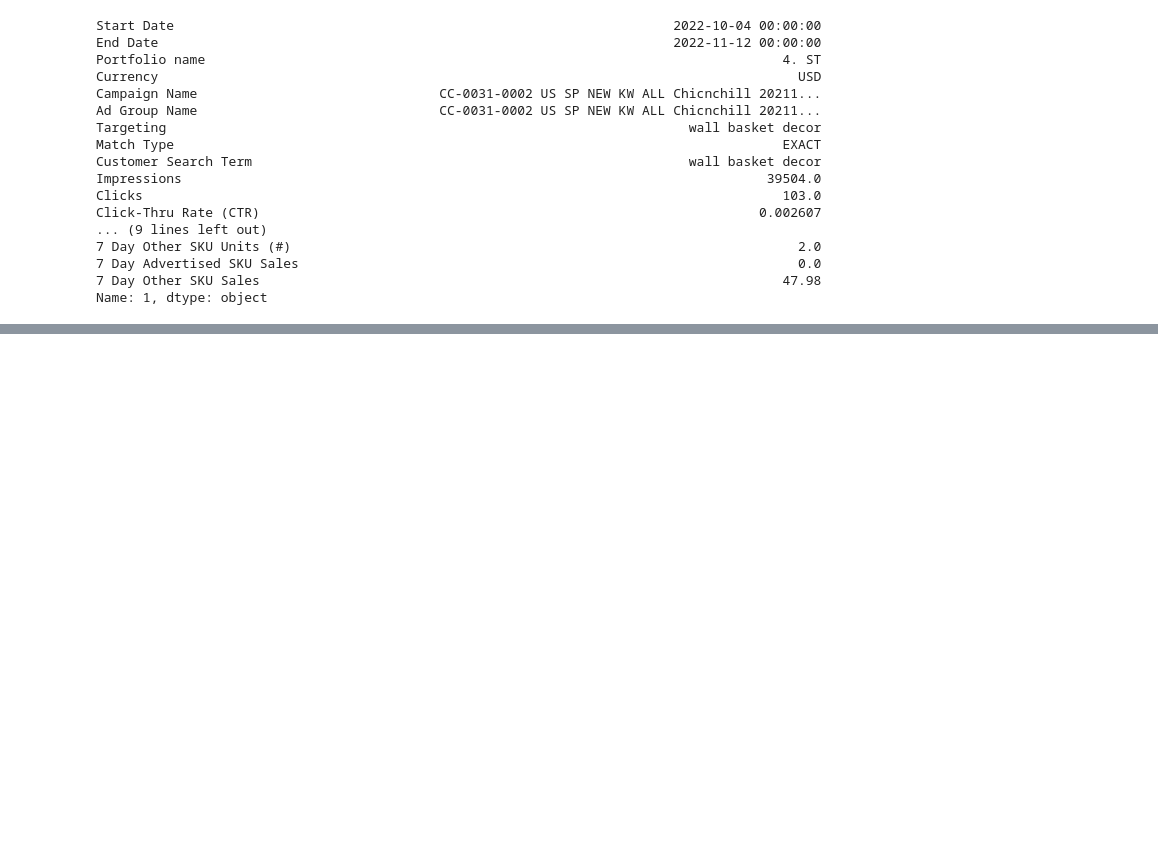
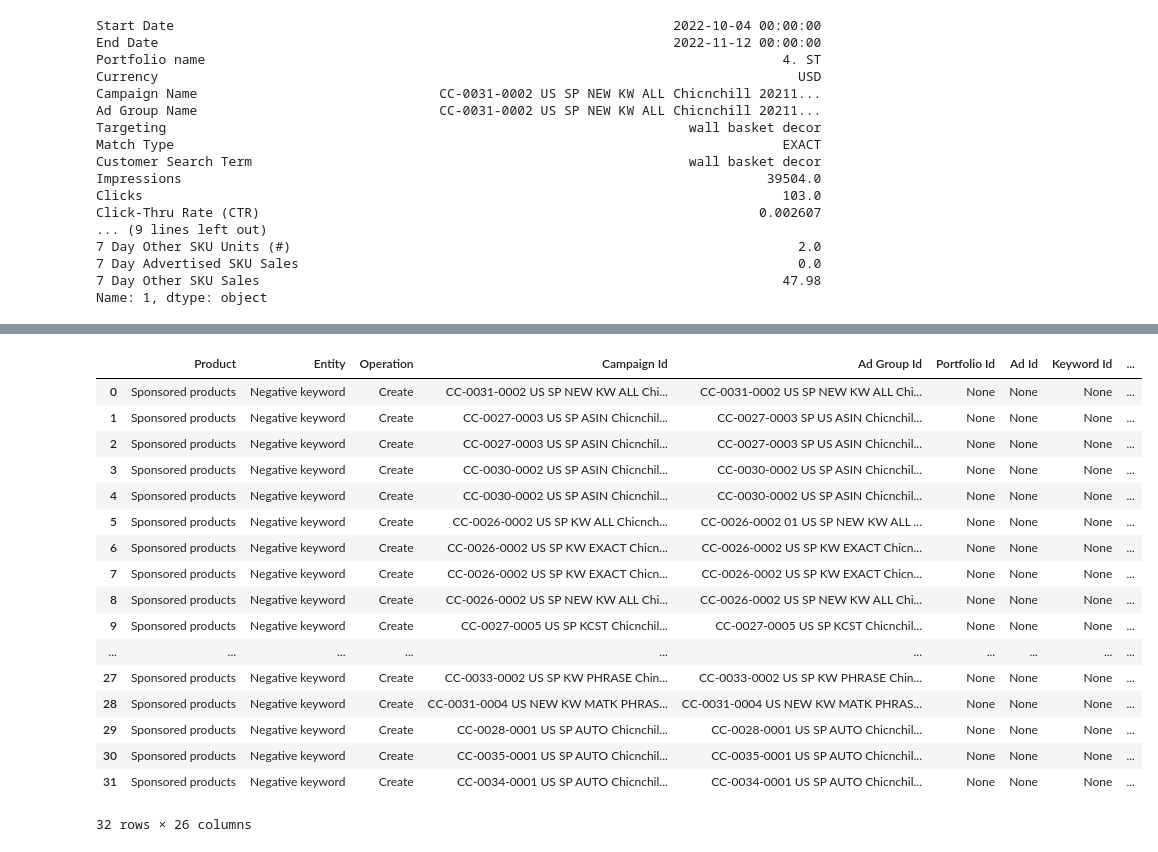
Before and after one commit to KDool/Ads-aws-excel, a Jupyter notebook: Code/optimize.ipynb, the cells around one changed output, grey strips where cells are left out. Saved outputs shown, nothing was run; the diff lists cells and outputs as text; code cells hidden in the pictures; blank space fills up the shorter version.

```diff
--- a/Code/optimize.ipynb
+++ b/Code/optimize.ipynb
@@ -118,7 +118,7 @@ def create_row_dictonary_kw(columns:list,Targeting='',campaign_id='',ad_group_id
     for item in columns:
         if item =='Product':
             row_dictionary[item] = 'Sponsored products'
-        elif item == 'Entitty':
+        elif item == 'Entity':
             row_dictionary[item] = 'Negative keyword'
         elif item == 'Operation':
             row_dictionary[item] = 'Create'
@@ -131,7 +131,7 @@ def create_row_dictonary_kw(columns:list,Targeting='',campaign_id='',ad_group_id
         elif item == 'Keyword text':
             row_dictionary[item] = Targeting
         elif item == 'Match Type':
-            row_dictionary[item] == 'negativeExact'
+            row_dictionary[item] = 'negativeExact'
         else:
             row_dictionary[item] = None
     return row_dictionary
@@ -141,7 +141,7 @@ def create_row_dictonary_asin(columns:list,Targeting='',campaign_id='',ad_group_
     for item in columns:
         if item =='Product':
             row_dictionary[item] = 'Sponsored products'
-        elif item == 'Entitty':
+        elif item == 'Entity':
             row_dictionary[item] = 'Negative keyword'
         elif item == 'Operation':
             row_dictionary[item] = 'Create'
@@ -154,7 +154,7 @@ def create_row_dictonary_asin(columns:list,Targeting='',campaign_id='',ad_group_
         elif item == 'Product Targeting Expression':
             row_dictionary[item] = Targeting
         elif item == 'Match Type':
-            row_dictionary[item] == 'negativeExact'
+            row_dictionary[item] = 'negativeExact'
         else:
             row_dictionary[item] = None
     return row_dictionary
@@ -184,0 +203,34 @@ KeyError: 'Match Type'
+# %%
+def export_excel_files(filtered_df:pd.DataFrame,columns:list):
+    result_df = pd.DataFrame(columns=columns)
+    for i in range(len(filtered_df)):
+        if filtered_df.iloc[i]['Targeting'].startswith('asin'):
+            temp_asin_row = create_row_dictonary_asin(columns = columns,Targeting = x.iloc[i]['Targeting'],campaign_id=x.iloc[i]['Campaign Name'],ad_group_id=x.iloc[i]['Ad Group Name'])
+            result_df = result_df.append(temp_asin_row,ignore_index=True)
+        else:
+            temp_kw_row = create_row_dictonary_kw(columns = columns,Targeting = x.iloc[i]['Targeting'],campaign_id=x.iloc[i]['Campaign Name'],ad_group_id=x.iloc[i]['Ad Group Name'])
+            result_df = result_df.append(temp_kw_row,ignore_index=True)
+    return result_df
+# %%
+df_out = export_excel_files(filtered_df=x,columns=columns)
+# %%
+df_out
+# %% [output]
+|  | Product | Entity | Operation | Campaign Id | Ad Group Id | Portfolio Id | Ad Id | Keyword Id | ... |
+| 0 | Sponsored products | Negative keyword | Create | CC-0031-0002 US SP NEW KW ALL Chi... | CC-0031-0002 US SP NEW KW ALL Chi... | None | None | None | ... |
+| 1 | Sponsored products | Negative keyword | Create | CC-0027-0003 US SP ASIN Chicnchil... | CC-0027-0003 SP US ASIN Chicnchil... | None | None | None | ... |
+| 2 | Sponsored products | Negative keyword | Create | CC-0027-0003 US SP ASIN Chicnchil... | CC-0027-0003 SP US ASIN Chicnchil... | None | None | None | ... |
+| 3 | Sponsored products | Negative keyword | Create | CC-0030-0002 US SP ASIN Chicnchil... | CC-0030-0002 US SP ASIN Chicnchil... | None | None | None | ... |
+| 4 | Sponsored products | Negative keyword | Create | CC-0030-0002 US SP ASIN Chicnchil... | CC-0030-0002 US SP ASIN Chicnchil... | None | None | None | ... |
+| 5 | Sponsored products | Negative keyword | Create | CC-0026-0002 US SP KW ALL Chicnch... | CC-0026-0002 01 US SP NEW KW ALL ... | None | None | None | ... |
+| 6 | Sponsored products | Negative keyword | Create | CC-0026-0002 US SP KW EXACT Chicn... | CC-0026-0002 US SP KW EXACT Chicn... | None | None | None | ... |
+| 7 | Sponsored products | Negative keyword | Create | CC-0026-0002 US SP KW EXACT Chicn... | CC-0026-0002 US SP KW EXACT Chicn... | None | None | None | ... |
+| 8 | Sponsored products | Negative keyword | Create | CC-0026-0002 US SP NEW KW ALL Chi... | CC-0026-0002 US SP NEW KW ALL Chi... | None | None | None | ... |
+| 9 | Sponsored products | Negative keyword | Create | CC-0027-0005 US SP KCST Chicnchil... | CC-0027-0005 US SP KCST Chicnchil... | None | None | None | ... |
+| ... | ... | ... | ... | ... | ... | ... | ... | ... | ... |
+| 27 | Sponsored products | Negative keyword | Create | CC-0033-0002 US SP KW PHRASE Chin... | CC-0033-0002 US SP KW PHRASE Chin... | None | None | None | ... |
+| 28 | Sponsored products | Negative keyword | Create | CC-0031-0004 US NEW KW MATK PHRAS... | CC-0031-0004 US NEW KW MATK PHRAS... | None | None | None | ... |
+| 29 | Sponsored products | Negative keyword | Create | CC-0028-0001 US SP AUTO Chicnchil... | CC-0028-0001 US SP AUTO Chicnchil... | None | None | None | ... |
+| 30 | Sponsored products | Negative keyword | Create | CC-0035-0001 US SP AUTO Chicnchil... | CC-0035-0001 US SP AUTO Chicnchil... | None | None | None | ... |
+| 31 | Sponsored products | Negative keyword | Create | CC-0034-0001 US SP AUTO Chicnchil... | CC-0034-0001 US SP AUTO Chicnchil... | None | None | None | ... |
+32 rows × 26 columns
```
Also changed, not shown: parts of 5 cells of this notebook, 1 other file.
